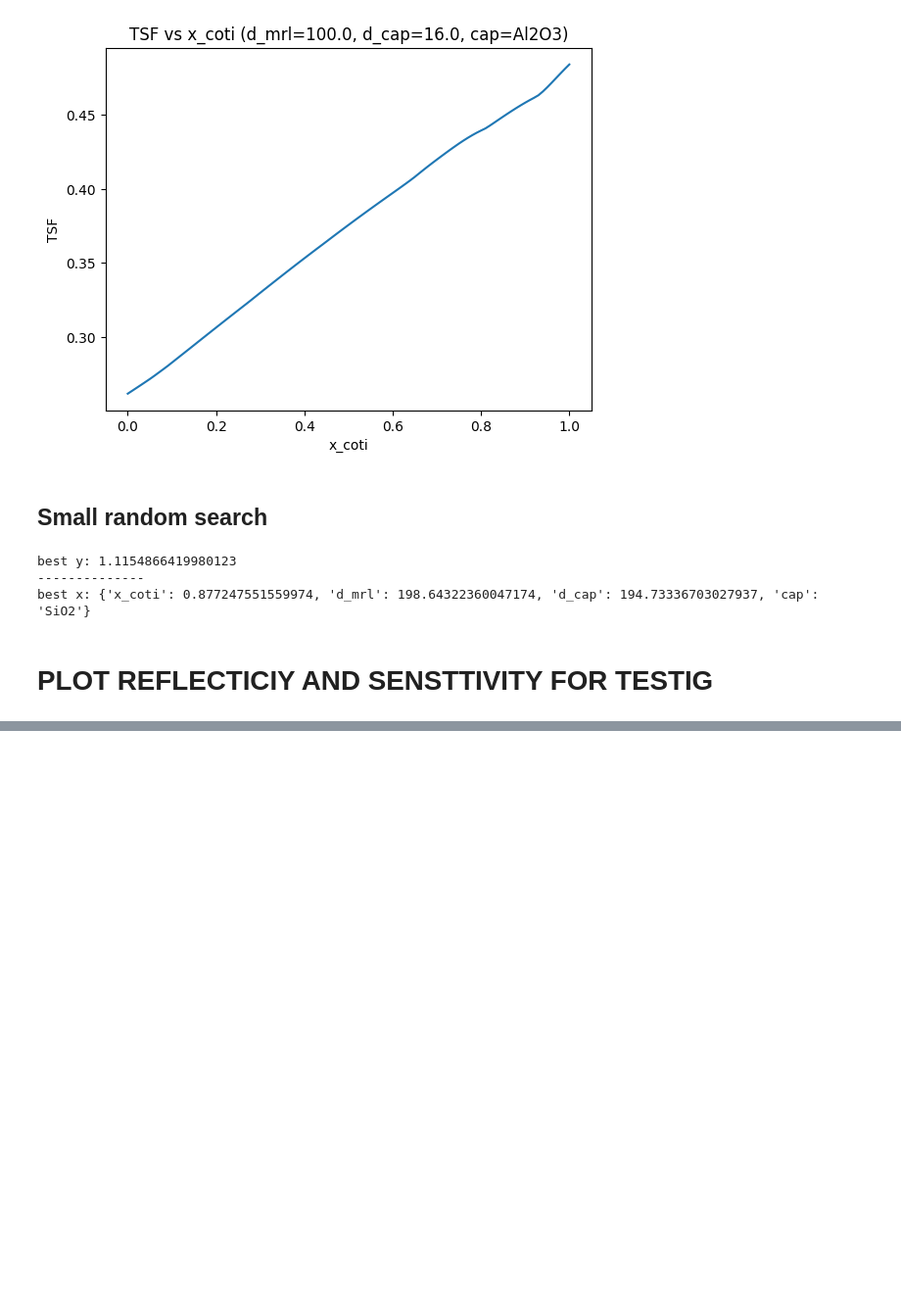
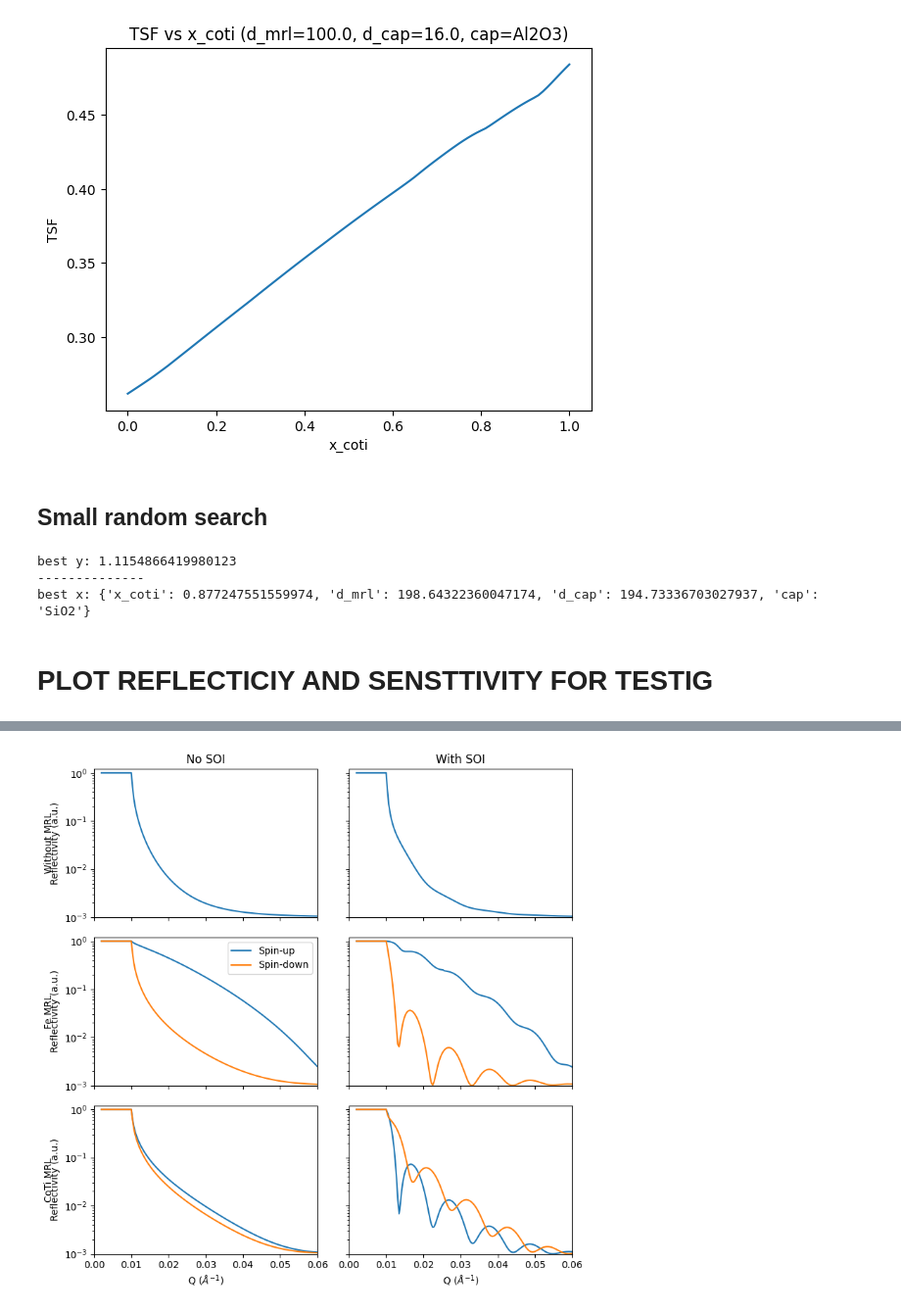
Before and after one commit to majkolla/Optimization-of-Magnetic-Reference-Layer, a Jupyter notebook: src/Notebooks/test.ipynb, the cells around one changed output, grey strips where cells are left out. Shown at 98% size. Saved outputs shown, nothing was run; the diff lists cells and outputs as text; code cells hidden in the pictures; blank space fills up the shorter version.

Commit message:
fully working base1 pritner

```diff
--- a/src/Notebooks/test.ipynb
+++ b/src/Notebooks/test.ipynb
@@ -157,0 +236,95 @@ AttributeError: module 'numpy' has no attribute 'lin'
+# %%
+# Q grid
+Q = np.linspace(0.002, 0.28, 800)
+
+# ---- substrate ----
+substrate = SubstrateSpec(
+    name="Si",
+    rho_n=2.07e-6,   # Å^-2
+    sigma=3.0        # Å
+)
+
+# ---- SOIs ----
+sois: list[SOISpec] = [
+    # normal, thickness 500 Å, sigma 15 Å
+    SOISpec("normal_rho1", rho_n=1.0e-6, thickness=500.0, sigma=15.0),
+    SOISpec("normal_rho2", rho_n=2.0e-6, thickness=500.0, sigma=15.0),
+    SOISpec("normal_rho3", rho_n=3.0e-6, thickness=500.0, sigma=15.0),
+
+    # rough, 500 Å, sigma 50 Å
+    SOISpec("rough_rho1",  rho_n=1.0e-6, thickness=500.0, sigma=50.0),
+    SOISpec("rough_rho2",  rho_n=2.0e-6, thickness=500.0, sigma=50.0),
+    SOISpec("rough_rho3",  rho_n=3.0e-6, thickness=500.0, sigma=50.0),
+
+    # thin, 50 Å, sigma 15 Å
+    SOISpec("thin_rho1",   rho_n=1.0e-6, thickness=50.0,  sigma=15.0),
+    SOISpec("thin_rho2",   rho_n=2.0e-6, thickness=50.0,  sigma=15.0),
+    SOISpec("thin_rho3",   rho_n=3.0e-6, thickness=50.0,  sigma=15.0),
+]
+
+# convenience for just the "normal" SOIs in order ro = 1,2,3
+normal_sois = sorted(
+    [s for s in sois if s.name.startswith("normal_")],
+    key=lambda s: s.rho_n
+)
+soi_normal_rho2 = [s for s in normal_sois if np.isclose(s.rho_n, 2e-6)][0]
+
+# ---- MRLs ----
+
+# CoTi MRL
+rho_n_Co = 2.3e-6
+rho_n_Ti = -1.9e-6
+rho_m_Co = 3.9e-6  # mSLD for pure Co
+
+def m_sld_from_x(x: float) -> float:
+    # simple scaling with Co fraction
+    return x * rho_m_Co
+
+mrl_coti = MRL(
+    rho_n_Co=rho_n_Co,
+    rho_n_Ti=rho_n_Ti,
+    m_sld_from_x=m_sld_from_x,
+    sigma_sub_mrl=5.0,
+    sigma_mrl_cap=5.0,
+)
+
+# Fe / Ni constant MRLs
+def make_constant_mrl(rho_n: float, rho_m: float) -> MRL:
+    def m_const(x: float, rm=rho_m) -> float:
+        return rm
+    return MRL(
+        rho_n_Co=rho_n,
+        rho_n_Ti=rho_n,     # same => nuclear SLD independent of x
+        m_sld_from_x=m_const,
+        sigma_sub_mrl=5.0,
+        sigma_mrl_cap=5.0,
+    )
+
+mrl_fe = make_constant_mrl(8.0e-6, 5.0e-6)
+mrl_ni = make_constant_mrl(9.4e-6, 1.0e-6)
+
+# ---- caps ----
+caps = {
+    "none":  CapSpec(name="none",  nom_thickness=0.0,  rho_n=0.0,   sigma=5.0),
+    "Al2O3": CapSpec(name="Al2O3", nom_thickness=16.0, rho_n=4e-6,  sigma=5.0),
+}
+
+# ---- bounds for optimization variables ----
+bounds_x = Bounds(0.0, 1.0)
+bounds_d = Bounds(10.0, 200.0)
+bounds_cap = Bounds(0.0, 40.0)
+
+# ---- Materials & Base1 problems for each MRL ----
+materials_fe = Materials(substrate=substrate, caps=caps, mrl=mrl_fe)
+materials_ni = Materials(substrate=substrate, caps=caps, mrl=mrl_ni)
+materials_coti = Materials(substrate=substrate, caps=caps, mrl=mrl_coti)
+
+problem_fe = Base1OptimizationProblem(materials_fe, sois, Q, bounds_x, bounds_d, bounds_cap)
+problem_ni = Base1OptimizationProblem(materials_ni, sois, Q, bounds_x, bounds_d, bounds_cap)
+problem_coti = Base1OptimizationProblem(materials_coti, sois, Q, bounds_x, bounds_d, bounds_cap)
+
+
+
+plot_grid(problem_fe, problem_coti, soi_normal_rho2, x_fe=1.0, x_coti=0.73, d_mrl=100.0, bkg=1e-3)
+# %% [output]
+[figure, added]
```
Also changed, not shown: parts of 2 cells of this notebook.
